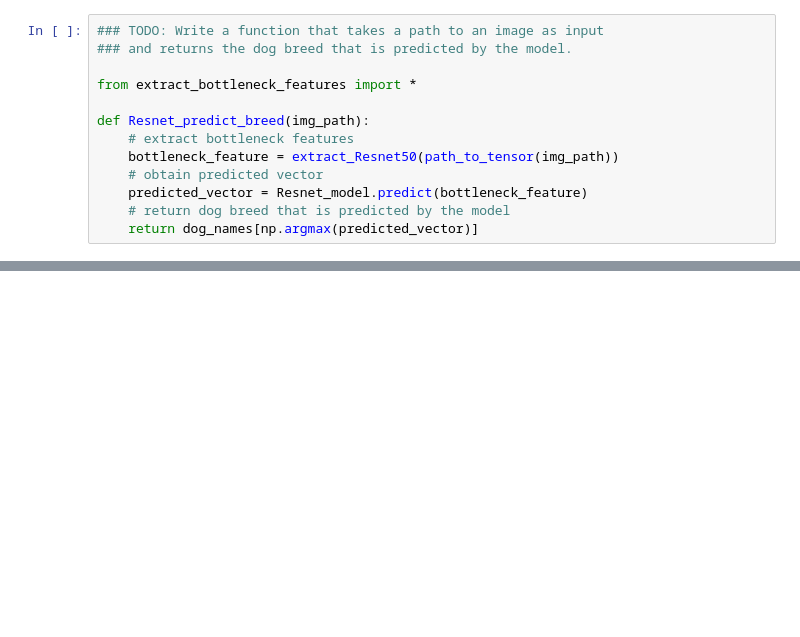
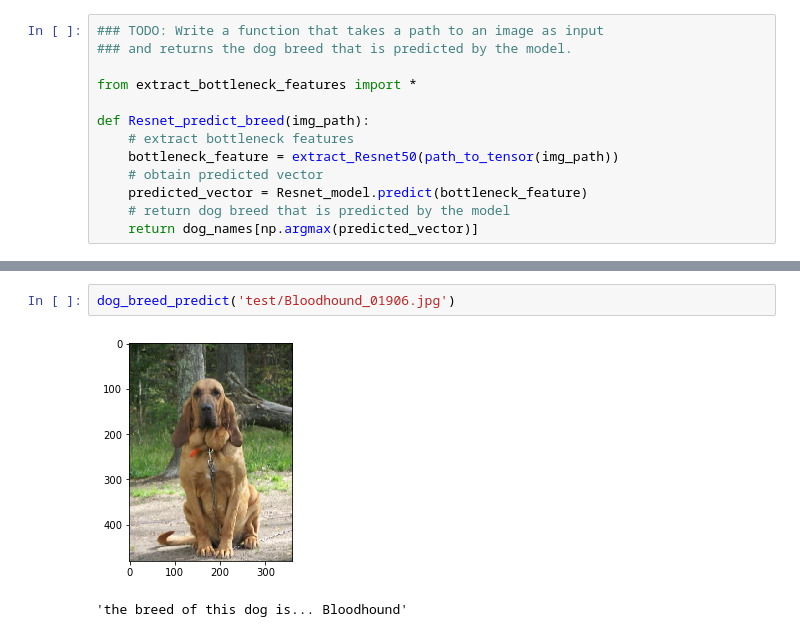
Before and after one commit to pwangonline/dog-project, a Jupyter notebook: dog_app.ipynb, the cells around one changed output, grey strips where cells are left out. Drawn from its saved outputs; the diff is of its cells as text; blank space fills up the shorter version.

```diff
--- a/dog_app.ipynb
+++ b/dog_app.ipynb
@@ -793,0 +820,5 @@ dogBreedPredict('test/Sun-Honglei-1.jpg')
+# %%
+dog_breed_predict('test/Bloodhound_01906.jpg')
+# %% [output]
+[figure, added]
+'the breed of this dog is... Bloodhound'
```
Also changed, not shown: parts of 18 cells of this notebook, 8 other files.
